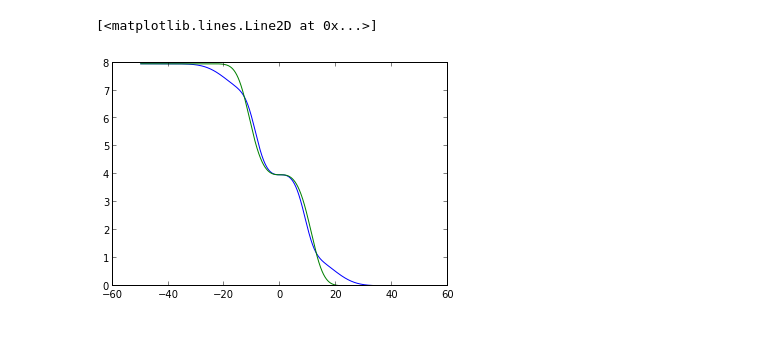
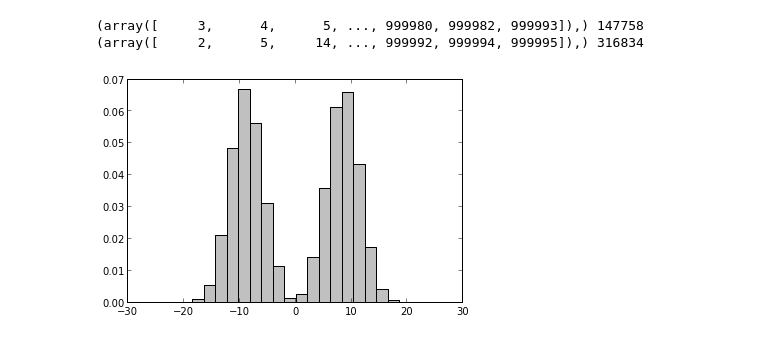
Before and after one commit to forero/LineInterpolation, a Jupyter notebook: code/NeufeldInterpolation.ipynb, the cells around one changed output. Cells and saved outputs as stored; diff of their text form; code cells hidden in the pictures.

```diff
--- a/code/NeufeldInterpolation.ipynb
+++ b/code/NeufeldInterpolation.ipynb
@@ -78,6 +42,35 @@ interp = (delta_wanted/delta_tau)*csum_J_a + (1.0-(delta_wanted/delta_tau)) * cs
-# %%
-plot(x,interp)
-plot(x,csum_J_c)
-# %% [output]
-[<matplotlib.lines.Line2D at 0x...>]
-[figure, removed]
+# %%
+def SampleNeufeldSolution(x_input=0.0,a=1.0,tau=1.0, n_initial=1000000, n_final=100000):
+    #generates random frequencies
+    min_x = -45.0 + x_input
+    max_x = 45.0 + x_input
+    x_in = random.random(n_initial)
+    x_in = (x_in*(max_x-min_x)) + min_x
+
+    #generate the intensity for the Neufeld solution
+    neufeld = NeufeldSolution(x_in,x_input=x_input,tau=tau,a=a)
+
+    #generate random points in the y-direction
+    min_y = 0.0
+    max_y = max(neufeld)*1.1
+    y = random.random(n_initial)
+    y = (y*(max_y-min_y)) + min_y
+
+    #select the points under the cruve
+    below = where(y<neufeld)
+    print below, size(below)
+    below = below[0]
+    cut_below = below[0:n_final]
+    x_mc = x_in[cut_below]
+    x_ms = sort(x_mc)
+    return x_ms
+# %%
+x_sample_a = SampleNeufeldSolution(a=1.0e-3,tau=tau_a)
+x_sample_b = SampleNeufeldSolution(a=1.0e-3,tau=tau_b)
+# %% [output]
+(array([     3,      4,      5, ..., 999980, 999982, 999993]),) 147758
+(array([     2,      5,     14, ..., 999992, 999994, 999995]),) 316834
+# %%
+n, bins, patches = hist(x_sample_a, 20, normed=1, color = 'silver')
+# %% [output]
+[figure, added]
```
Also changed, not shown: parts of 18 cells of this notebook.
